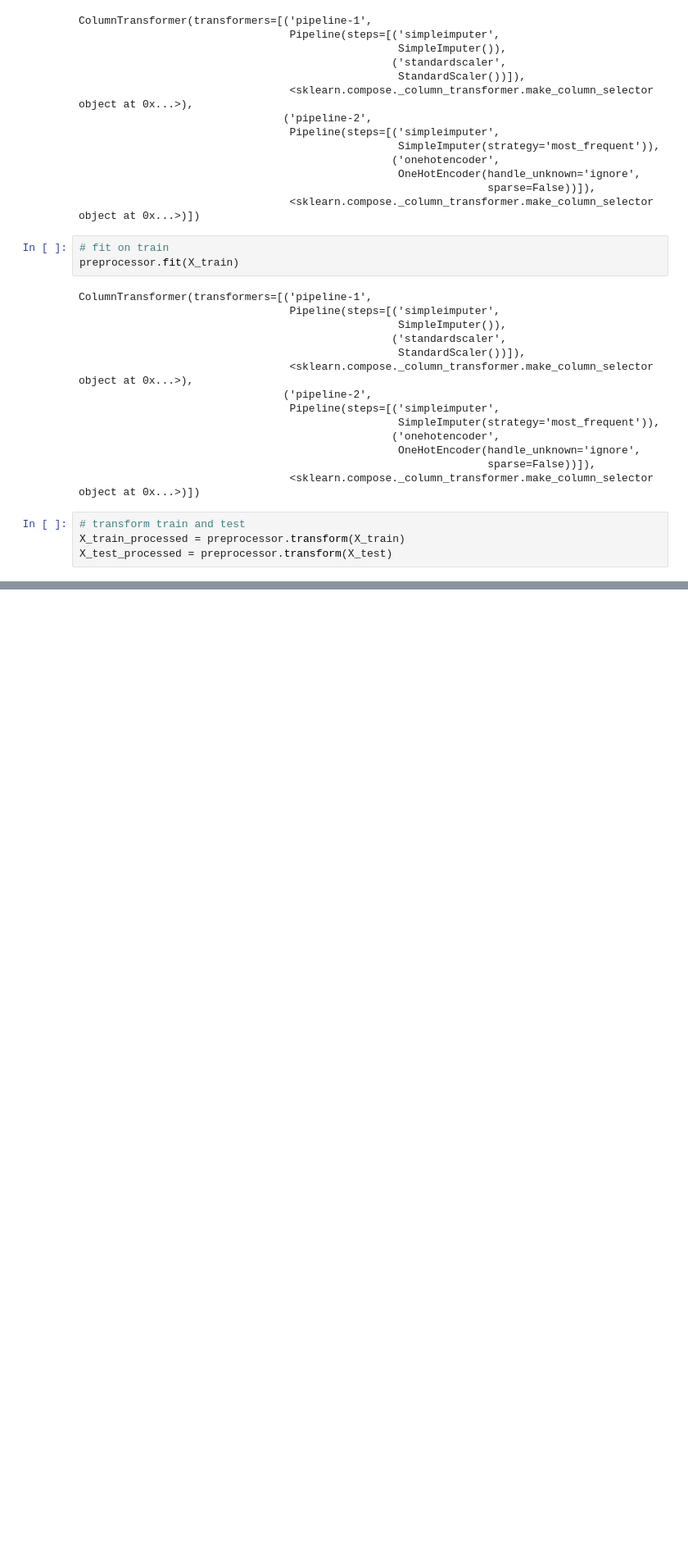
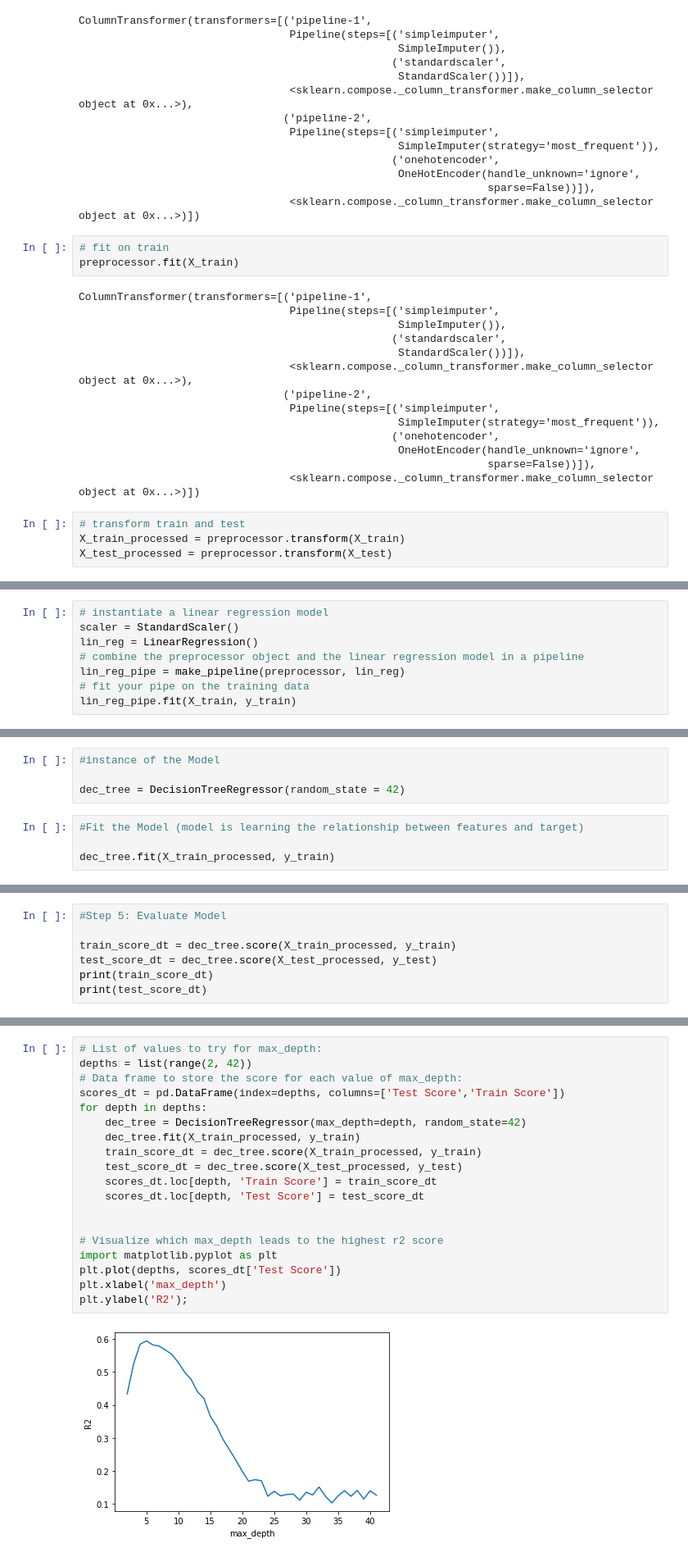
Before and after one commit to kzengg/Sales_Predictions, a Jupyter notebook: Sales_Prediction.ipynb, the cells around one changed output, grey strips where cells are left out. Shown: that part at 82% size. Cells and saved outputs as stored; diff of their text form; blank space fills up the shorter version.

Commit message:
Added Linear Regression and Decision Tree Model

```diff
--- a/Sales_Prediction.ipynb
+++ b/Sales_Prediction.ipynb
@@ -759,0 +763,8 @@ array([[ 0.81724868, -0.71277507,  1.82810922, ...,  0.        ,
+# %%
+# instantiate a linear regression model
+scaler = StandardScaler()
+lin_reg = LinearRegression()
+# combine the preprocessor object and the linear regression model in a pipeline
+lin_reg_pipe = make_pipeline(preprocessor, lin_reg)
+# fit your pipe on the training data
+lin_reg_pipe.fit(X_train, y_train)
@@ -759,0 +818,8 @@ array([[ 0.81724868, -0.71277507,  1.82810922, ...,  0.        ,
+# %%
+#instance of the Model
+
+dec_tree = DecisionTreeRegressor(random_state = 42)
+# %%
+#Fit the Model (model is learning the relationship between features and target)
+
+dec_tree.fit(X_train_processed, y_train)
@@ -759,0 +833,7 @@ array([[ 0.81724868, -0.71277507,  1.82810922, ...,  0.        ,
+# %%
+#Step 5: Evaluate Model
+
+train_score_dt = dec_tree.score(X_train_processed, y_train)
+test_score_dt = dec_tree.score(X_test_processed, y_test)
+print(train_score_dt)
+print(test_score_dt)
@@ -759,0 +848,21 @@ array([[ 0.81724868, -0.71277507,  1.82810922, ...,  0.        ,
+# %%
+# List of values to try for max_depth:
+depths = list(range(2, 42))
+# Data frame to store the score for each value of max_depth:
+scores_dt = pd.DataFrame(index=depths, columns=['Test Score','Train Score'])
+for depth in depths:
+    dec_tree = DecisionTreeRegressor(max_depth=depth, random_state=42)
+    dec_tree.fit(X_train_processed, y_train)
+    train_score_dt = dec_tree.score(X_train_processed, y_train)
+    test_score_dt = dec_tree.score(X_test_processed, y_test)
+    scores_dt.loc[depth, 'Train Score'] = train_score_dt
+    scores_dt.loc[depth, 'Test Score'] = test_score_dt
+
+
+# Visualize which max_depth leads to the highest r2 score
+import matplotlib.pyplot as plt
+plt.plot(depths, scores_dt['Test Score'])
+plt.xlabel('max_depth')
+plt.ylabel('R2');
+# %% [output]
+[figure, added]
```
Also changed, not shown: parts of 21 cells of this notebook.
